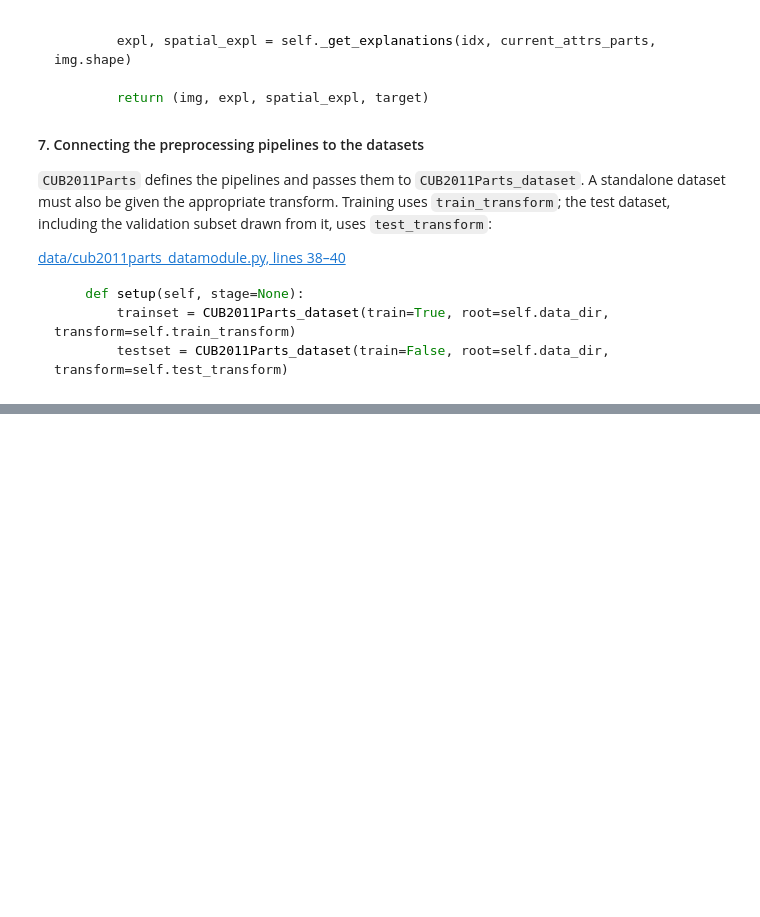
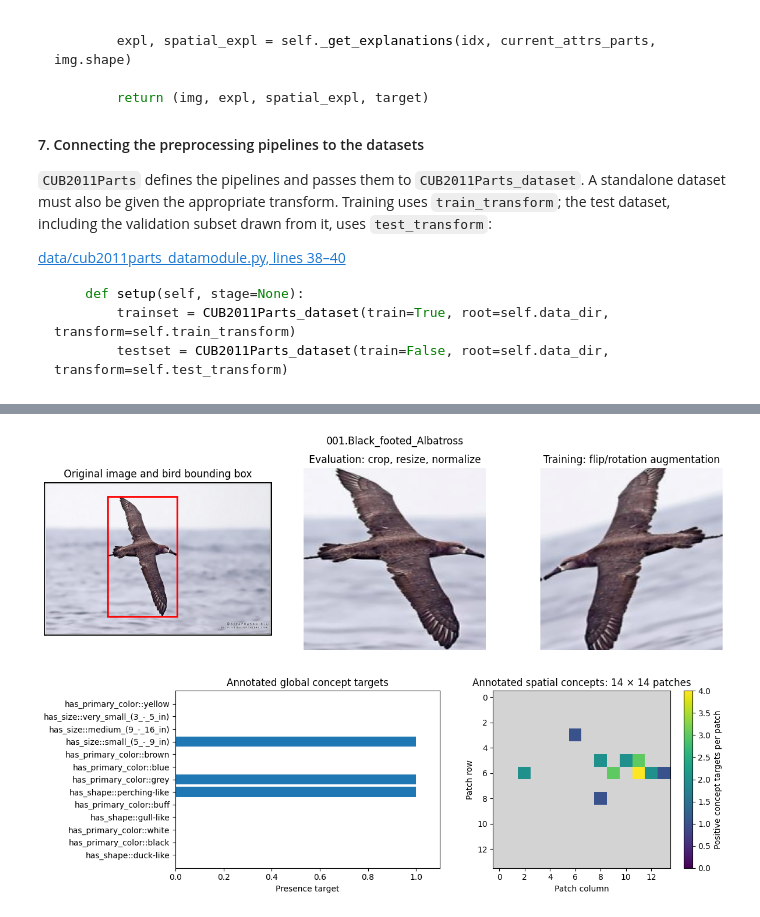
Before and after one commit to zhangm34/concept_transformer_explain, a Jupyter notebook: concept_transformer_walkthrough.ipynb, the cells around one changed output, grey strips where cells are left out. Drawn from its saved outputs; the diff is of its cells as text; code cells hidden in the pictures; blank space fills up the shorter version.

Commit message:
Preserve HPG runtime, completed CUB training, and tuning notes

```diff
--- a/concept_transformer_walkthrough.ipynb
+++ b/concept_transformer_walkthrough.ipynb
@@ -657,0 +811,61 @@ It then constructs global and patch-level concept targets using the transformed
+# %%
+import random
+import matplotlib.pyplot as plt
+from matplotlib.patches import Rectangle
+
+def display_rgb(tensor):
+    mean = np.array([0.485, 0.456, 0.406])
+    std = np.array([0.229, 0.224, 0.225])
+    return np.clip(tensor.permute(1, 2, 0).numpy() * std + mean, 0, 1)
+
+sample_meta = prepared_train.data.iloc[0]
+source_path = DATASET_DIR / "images" / sample_meta.filepath
+with Image.open(source_path) as image:
+    source_rgb = image.convert("RGB").copy()
+old_transform = prepared_train.transform
+random_state, numpy_state = random.getstate(), np.random.get_state()
+try:
+    random.seed(42)
+    np.random.seed(42)
+    prepared_train.transform = module.train_transform
+    augmented_image, _, _, _ = prepared_train[0]
+finally:
+    prepared_train.transform = old_transform
+    random.setstate(random_state)
+    np.random.set_state(numpy_state)
+
+fig, axes = plt.subplots(1, 3, figsize=(12, 3.8))
+axes[0].imshow(source_rgb)
+axes[0].add_patch(Rectangle((sample_meta.x1, sample_meta.y1),
+    sample_meta.x2 - sample_meta.x1, sample_meta.y2 - sample_meta.y1,
+    fill=False, edgecolor="red", linewidth=2))
+axes[0].set_title("Original image and bird bounding box")
+axes[1].imshow(display_rgb(sample_image))
+axes[1].set_title("Evaluation: crop, resize, normalize")
+axes[2].imshow(display_rgb(augmented_image))
+axes[2].set_title("Training: flip/rotation augmentation")
+for ax in axes:
+    ax.axis("off")
+fig.suptitle(prepared_train.class_names[int(class_target)], fontsize=12)
+fig.tight_layout()
+plt.show()
+
+attribute_names = pd.read_csv(DATASET_DIR / "attributes.txt", sep=" ", names=["id", "definition"]).set_index("id").definition
+global_names = [attribute_names.loc[i] for i in prepared_train.non_spatial_attributes_pos]
+known_global = np.isfinite(global_concepts.numpy())
+known_patches = torch.isfinite(spatial_concepts).any(dim=1).numpy().reshape(14, 14)
+positive_per_patch = torch.nan_to_num(spatial_concepts, nan=0.0).sum(dim=1).numpy().reshape(14, 14)
+patch_targets = np.ma.masked_where(~known_patches, positive_per_patch)
+cmap = plt.get_cmap("viridis").copy()
+cmap.set_bad("lightgray")
+fig, axes = plt.subplots(1, 2, figsize=(12, 4))
+axes[0].barh(np.array(global_names)[known_global], global_concepts.numpy()[known_global])
+axes[0].set(title="Annotated global concept targets", xlabel="Presence target", xlim=(0, 1.1))
+heatmap = axes[1].imshow(patch_targets, cmap=cmap, vmin=0, vmax=max(1, float(positive_per_patch.max())))
+axes[1].set(title="Annotated spatial concepts: 14 × 14 patches", xlabel="Patch column", ylabel="Patch row")
+fig.colorbar(heatmap, ax=axes[1], label="Positive concept targets per patch")
+fig.tight_layout()
+plt.show()
+# %% [output]
+[figure, added]
+[figure, added]
```
Also changed, not shown: parts of 43 cells of this notebook, 39 other files.
